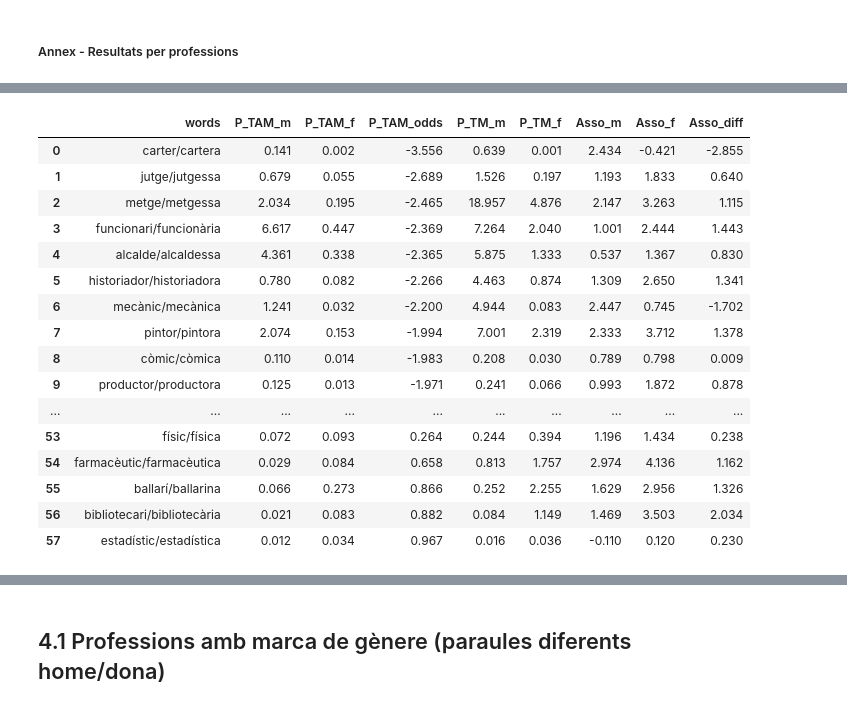
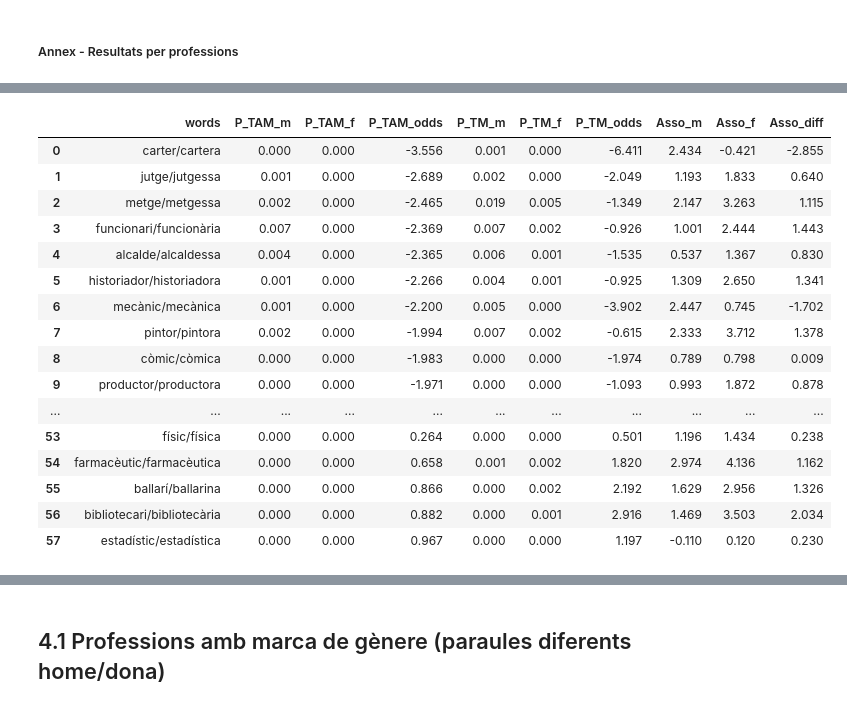
Before and after one commit to nurasaki/TFG-gender-bias, a Jupyter notebook: 4-Analisi_de_resultats_BERTa.ipynb, the cells around one changed output, grey strips where cells are left out. Drawn from its saved outputs; the diff is of its cells as text; code cells hidden in the pictures.

```diff
--- a/4-Analisi_de_resultats_BERTa.ipynb
+++ b/4-Analisi_de_resultats_BERTa.ipynb
@@ -77,42 +80,41 @@ Professions amb paraules diferents per home i dona: 58
 # %%
-cols = ["words", "P_TAM_m", "P_TAM_f", "P_TAM_odds", "P_TM_m",  "P_TM_f", "Asso_m", "Asso_f", "Asso_diff"]
+cols = ["words", "P_TAM_m", "P_TAM_f", "P_TAM_odds", "P_TM_m",  "P_TM_f", "P_TM_odds", "Asso_m", "Asso_f", "Asso_diff"]
 
 # Agrupem els resultats
 group1 = df_scores.loc[~same_word,cols].groupby("words").mean().sort_values("P_TAM_odds").reset_index()
-
-group2 = df_scores.loc[same_word,cols].groupby("words").mean().sort_values("Asso_diff").reset_index()
+group2 = df_scores2.loc[same_word2,cols].groupby("words").mean().sort_values("Asso_diff").reset_index()
 
 # Convertim les probabilitats en tant prt 1000.
 cols = ["P_TAM_m", "P_TM_m", "P_TAM_f", "P_TM_f"]
-group1[cols] = group1[cols]*1000
-group2[cols] = group2[cols]*1000
+# group1[cols] = group1[cols]*1000
+# group2[cols] = group2[cols]*1000
 
 
 # Mostrem els resultats
 display(group1.style.applymap(lambda v, props: props if v < 0 else None, props='color:red;',
                               subset=["Asso_m", "Asso_f", "P_TAM_odds", "Asso_diff"]).format(precision=3))
 
 display(group2.style.applymap(lambda v, props: props if v < 0 else None, props='color:red;',
                               subset=["Asso_m", "Asso_f", "Asso_diff"]).format(precision=3))
 
 # Guardem els resultats
-group1.to_excel(DATA+"Annex - Resultats professions (mateixa paraula).xlsx")
-group2.to_excel(DATA+"Annex - Resultats professions (diferent paraula).xlsx")
+group1.to_excel(DATA+"Annex - Resultats professions (amb gènere gramatical).xlsx", index=False)
+group2.to_excel(DATA+"Annex - Resultats professions (sense gènere gramatical).xlsx", index=False)
 # %% [output]
-|  | words | P_TAM_m | P_TAM_f | P_TAM_odds | P_TM_m | P_TM_f | Asso_m | Asso_f | Asso_diff |
-| 0 | carter/cartera | 0.141 | 0.002 | -3.556 | 0.639 | 0.001 | 2.434 | -0.421 | -2.855 |
-| 1 | jutge/jutgessa | 0.679 | 0.055 | -2.689 | 1.526 | 0.197 | 1.193 | 1.833 | 0.640 |
-| 2 | metge/metgessa | 2.034 | 0.195 | -2.465 | 18.957 | 4.876 | 2.147 | 3.263 | 1.115 |
-| 3 | funcionari/funcionària | 6.617 | 0.447 | -2.369 | 7.264 | 2.040 | 1.001 | 2.444 | 1.443 |
-| 4 | alcalde/alcaldessa | 4.361 | 0.338 | -2.365 | 5.875 | 1.333 | 0.537 | 1.367 | 0.830 |
-| 5 | historiador/historiadora | 0.780 | 0.082 | -2.266 | 4.463 | 0.874 | 1.309 | 2.650 | 1.341 |
-| 6 | mecànic/mecànica | 1.241 | 0.032 | -2.200 | 4.944 | 0.083 | 2.447 | 0.745 | -1.702 |
-| 7 | pintor/pintora | 2.074 | 0.153 | -1.994 | 7.001 | 2.319 | 2.333 | 3.712 | 1.378 |
-| 8 | còmic/còmica | 0.110 | 0.014 | -1.983 | 0.208 | 0.030 | 0.789 | 0.798 | 0.009 |
-| 9 | productor/productora | 0.125 | 0.013 | -1.971 | 0.241 | 0.066 | 0.993 | 1.872 | 0.878 |
-| ... | ... | ... | ... | ... | ... | ... | ... | ... | ... |
-| 53 | físic/física | 0.072 | 0.093 | 0.264 | 0.244 | 0.394 | 1.196 | 1.434 | 0.238 |
-| 54 | farmacèutic/farmacèutica | 0.029 | 0.084 | 0.658 | 0.813 | 1.757 | 2.974 | 4.136 | 1.162 |
-| 55 | ballarí/ballarina | 0.066 | 0.273 | 0.866 | 0.252 | 2.255 | 1.629 | 2.956 | 1.326 |
-| 56 | bibliotecari/bibliotecària | 0.021 | 0.083 | 0.882 | 0.084 | 1.149 | 1.469 | 3.503 | 2.034 |
-| 57 | estadístic/estadística | 0.012 | 0.034 | 0.967 | 0.016 | 0.036 | -0.110 | 0.120 | 0.230 |
+|  | words | P_TAM_m | P_TAM_f | P_TAM_odds | P_TM_m | P_TM_f | P_TM_odds | Asso_m | Asso_f | Asso_diff |
+| 0 | carter/cartera | 0.000 | 0.000 | -3.556 | 0.001 | 0.000 | -6.411 | 2.434 | -0.421 | -2.855 |
+| 1 | jutge/jutgessa | 0.001 | 0.000 | -2.689 | 0.002 | 0.000 | -2.049 | 1.193 | 1.833 | 0.640 |
+| 2 | metge/metgessa | 0.002 | 0.000 | -2.465 | 0.019 | 0.005 | -1.349 | 2.147 | 3.263 | 1.115 |
+| 3 | funcionari/funcionària | 0.007 | 0.000 | -2.369 | 0.007 | 0.002 | -0.926 | 1.001 | 2.444 | 1.443 |
+| 4 | alcalde/alcaldessa | 0.004 | 0.000 | -2.365 | 0.006 | 0.001 | -1.535 | 0.537 | 1.367 | 0.830 |
+| 5 | historiador/historiadora | 0.001 | 0.000 | -2.266 | 0.004 | 0.001 | -0.925 | 1.309 | 2.650 | 1.341 |
+| 6 | mecànic/mecànica | 0.001 | 0.000 | -2.200 | 0.005 | 0.000 | -3.902 | 2.447 | 0.745 | -1.702 |
+| 7 | pintor/pintora | 0.002 | 0.000 | -1.994 | 0.007 | 0.002 | -0.615 | 2.333 | 3.712 | 1.378 |
+| 8 | còmic/còmica | 0.000 | 0.000 | -1.983 | 0.000 | 0.000 | -1.974 | 0.789 | 0.798 | 0.009 |
+| 9 | productor/productora | 0.000 | 0.000 | -1.971 | 0.000 | 0.000 | -1.093 | 0.993 | 1.872 | 0.878 |
+| ... | ... | ... | ... | ... | ... | ... | ... | ... | ... | ... |
+| 53 | físic/física | 0.000 | 0.000 | 0.264 | 0.000 | 0.000 | 0.501 | 1.196 | 1.434 | 0.238 |
+| 54 | farmacèutic/farmacèutica | 0.000 | 0.000 | 0.658 | 0.001 | 0.002 | 1.820 | 2.974 | 4.136 | 1.162 |
+| 55 | ballarí/ballarina | 0.000 | 0.000 | 0.866 | 0.000 | 0.002 | 2.192 | 1.629 | 2.956 | 1.326 |
+| 56 | bibliotecari/bibliotecària | 0.000 | 0.000 | 0.882 | 0.000 | 0.001 | 2.916 | 1.469 | 3.503 | 2.034 |
+| 57 | estadístic/estadística | 0.000 | 0.000 | 0.967 | 0.000 | 0.000 | 1.197 | -0.110 | 0.120 | 0.230 |
```
Also changed, not shown: parts of 3 cells of this notebook, 4 other files.
